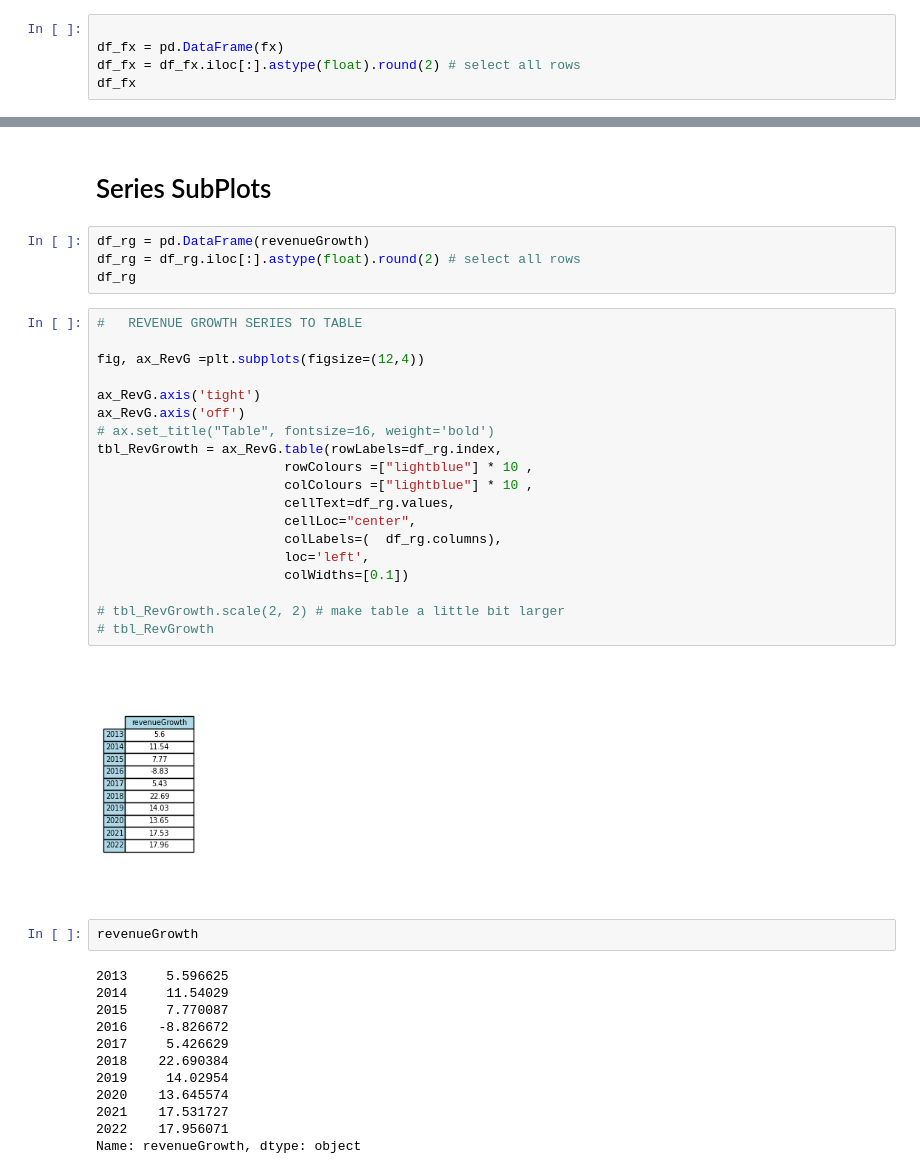
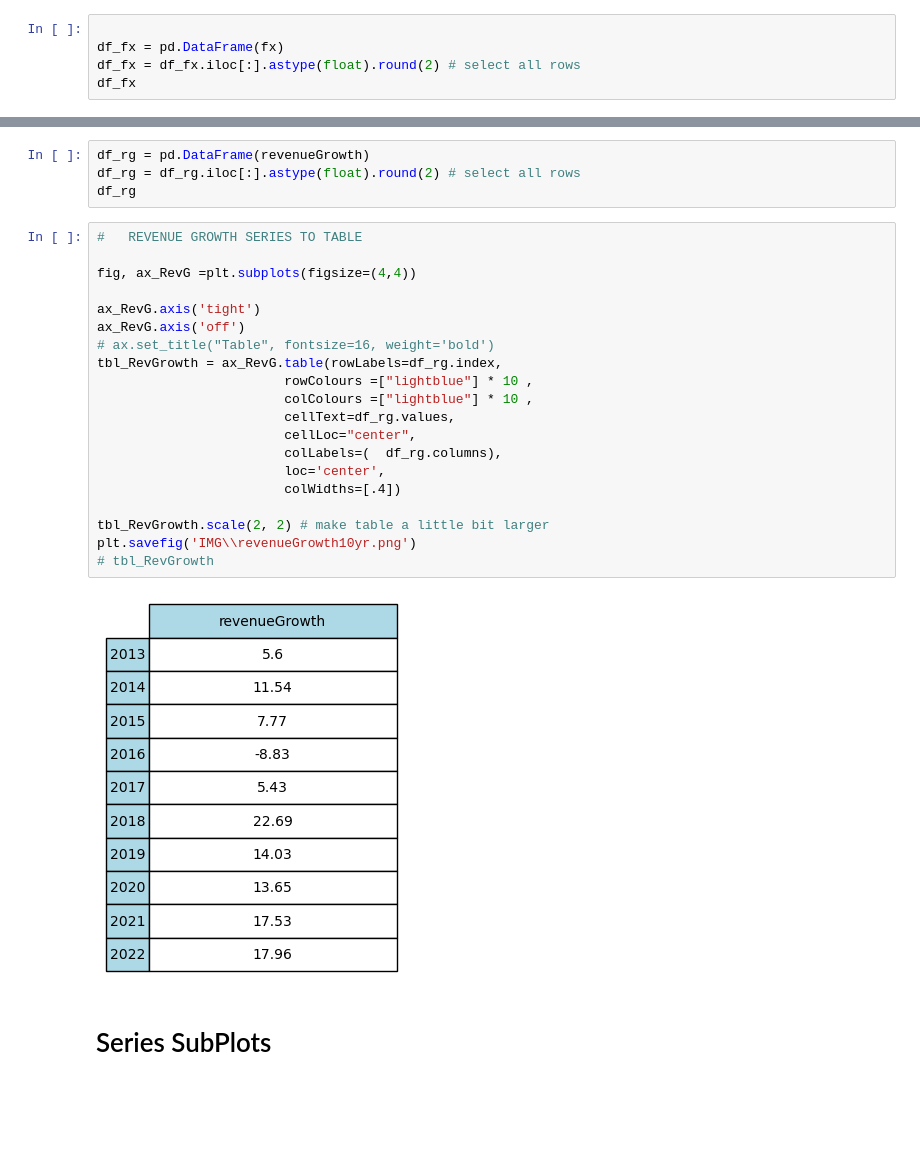
Before and after one commit to xitxat/FundamentalAnalysis, a Jupyter notebook: FA/Value01.ipynb, the cells around one changed output, grey strips where cells are left out. Drawn from its saved outputs; the diff is of its cells as text; blank space fills up the shorter version.

```diff
--- a/FA/Value01.ipynb
+++ b/FA/Value01.ipynb
@@ -726,41 +747,28 @@ the_table
+# %%
+df_rg = pd.DataFrame(revenueGrowth)
+df_rg = df_rg.iloc[:].astype(float).round(2) # select all rows
+df_rg
+# %%
+#   REVENUE GROWTH SERIES TO TABLE
+
+fig, ax_RevG =plt.subplots(figsize=(4,4))
+
+ax_RevG.axis('tight')
+ax_RevG.axis('off')
+# ax.set_title("Table", fontsize=16, weight='bold')
+tbl_RevGrowth = ax_RevG.table(rowLabels=df_rg.index,
+                        rowColours =["lightblue"] * 10 ,
+                        colColours =["lightblue"] * 10 ,
+                        cellText=df_rg.values,
+                        cellLoc="center",
+                        colLabels=(  df_rg.columns),
+                        loc='center',
+                        colWidths=[.4])
+
+tbl_RevGrowth.scale(2, 2) # make table a little bit larger
+plt.savefig('IMG\\revenueGrowth10yr.png')
+# tbl_RevGrowth
+# %% [output]
+[figure, added]
 # %% [markdown]
 # Series SubPlots
-# %%
-df_rg = pd.DataFrame(revenueGrowth)
-df_rg = df_rg.iloc[:].astype(float).round(2) # select all rows
-df_rg
-# %%
-#   REVENUE GROWTH SERIES TO TABLE
-
-fig, ax_RevG =plt.subplots(figsize=(12,4))
-
-ax_RevG.axis('tight')
-ax_RevG.axis('off')
-# ax.set_title("Table", fontsize=16, weight='bold')
-tbl_RevGrowth = ax_RevG.table(rowLabels=df_rg.index,
-                        rowColours =["lightblue"] * 10 ,
-                        colColours =["lightblue"] * 10 ,
-                        cellText=df_rg.values,
-                        cellLoc="center",
-                        colLabels=(  df_rg.columns),
-                        loc='left',
-                        colWidths=[0.1])
-
-# tbl_RevGrowth.scale(2, 2) # make table a little bit larger
-# tbl_RevGrowth
-# %% [output]
-[figure, removed]
-# %%
-revenueGrowth
-# %% [output]
-2013     5.596625
-2014     11.54029
-2015     7.770087
-2016    -8.826672
-2017     5.426629
-2018    22.690384
-2019     14.02954
-2020    13.645574
-2021    17.531727
-2022    17.956071
-Name: revenueGrowth, dtype: object
```
Also changed, not shown: parts of 15 cells of this notebook, 2 other files.
